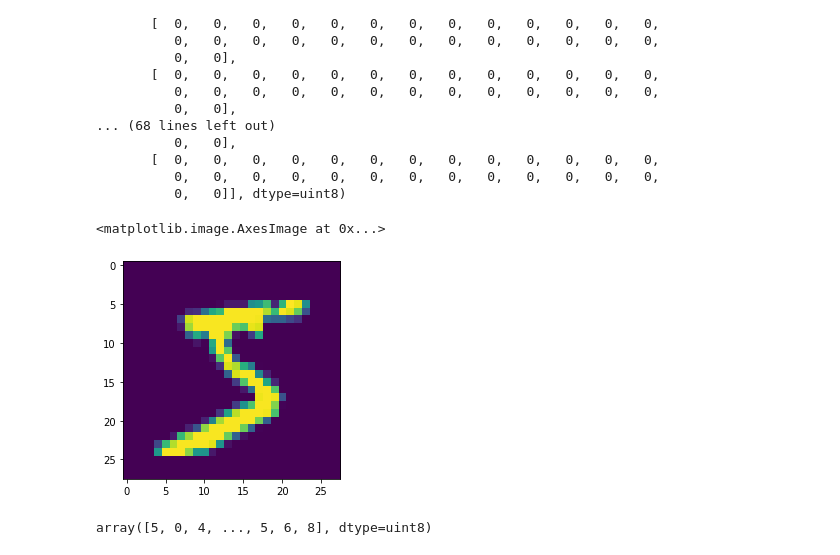
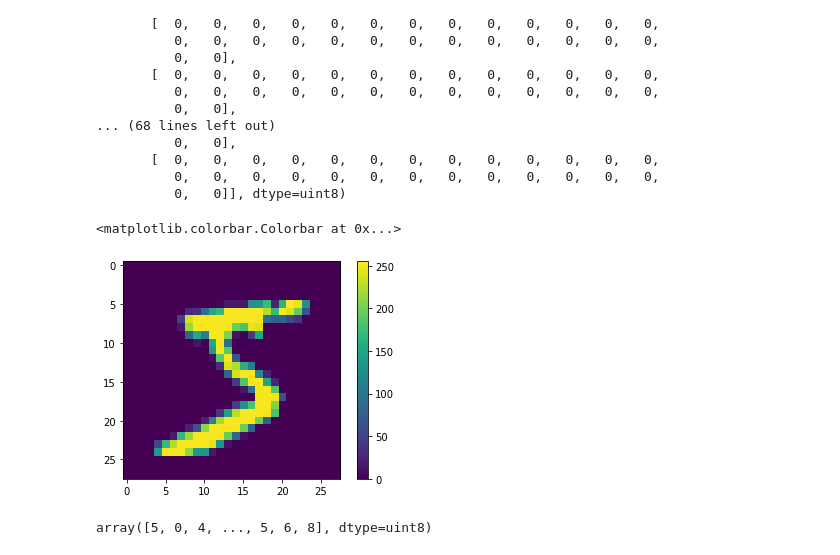
Before and after one commit to juebrauer/course_deep_learning, a Jupyter notebook: 13_perceptron_in_python.ipynb, the cells around one changed output. Drawn from its saved outputs; the diff is of its cells as text; code cells hidden in the pictures.

```diff
--- a/13_perceptron_in_python.ipynb
+++ b/13_perceptron_in_python.ipynb
@@ -65,9 +65,10 @@ array([[  0,   0,   0,   0,   0,   0,   0,   0,   0,   0,   0,   0,   0,
 from matplotlib import pyplot as plt
 # %%
 plt.imshow(bild)
+plt.colorbar()
 # %% [output]
-<matplotlib.image.AxesImage at 0x...>
+<matplotlib.colorbar.Colorbar at 0x...>
-[figure, old version]
+[figure, new version]
 # %%
 y_train
 # %% [output]
```
Also changed, not shown: parts of 31 cells of this notebook, 1 other file.
